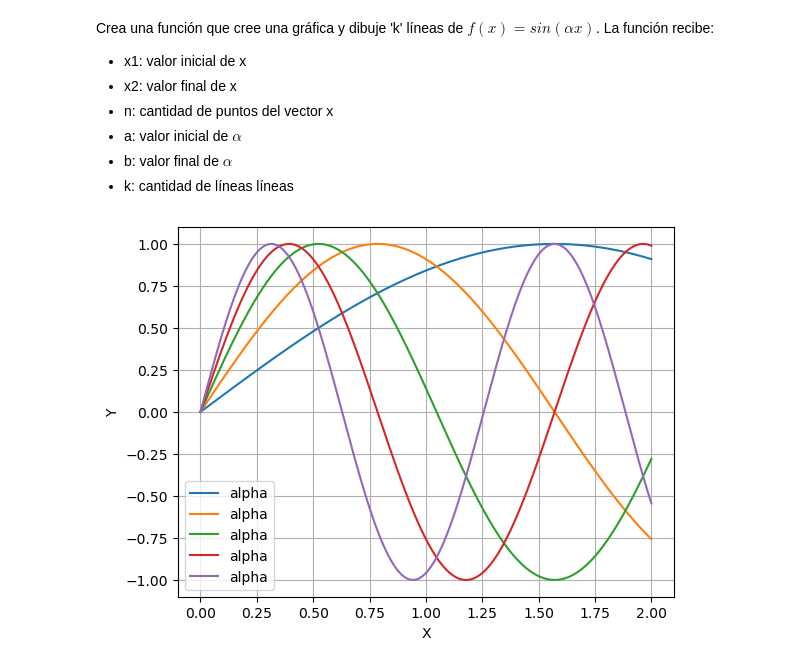
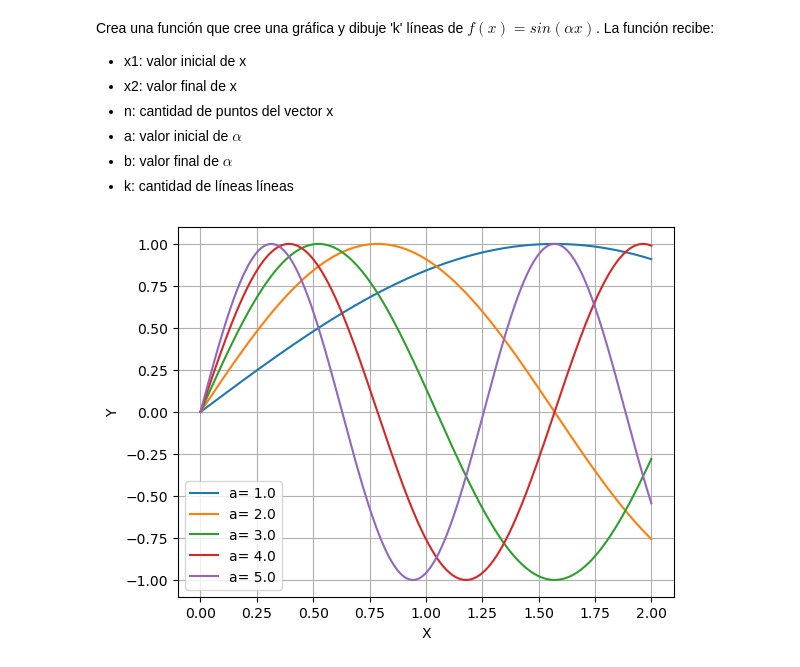
Before and after one commit to antoniorte/hello-world, a Jupyter notebook: T02.ipynb, the cells around one changed output. Cells and saved outputs as stored; diff of their text form; code cells hidden in the pictures.

```diff
--- a/T02.ipynb
+++ b/T02.ipynb
@@ -139,22 +139,22 @@ Crea una función que cree una gráfica y dibuje 'k' líneas de $f(x)=sin(\alpha
 # %%
 import matplotlib.pyplot as plt
 import numpy as np
 #k= numero de veces lineas/formas
 def grafica(x1, x2, n, a, b, k):
     x=np.linspace(x1,x2, n) #inicio fin y puntos
     alphas=np.linspace(a,b,k)
     plt.figure()
     i = 0
     while True:
         if i>=len(alphas):
             break
         y=np.sin(alphas[i]*x)
+        plt.plot(x, y, label="a= "+str(alphas[i]))
         i+=1
-        plt.plot(x, y, label="alpha")
     plt.grid()
     plt.xlabel("X")
     plt.ylabel("Y")
     plt.legend(loc="best")
 grafica(0, 2, 500, 1, 5, 5)
 # %% [output]
-[figure, old version]
+[figure, new version]
```
